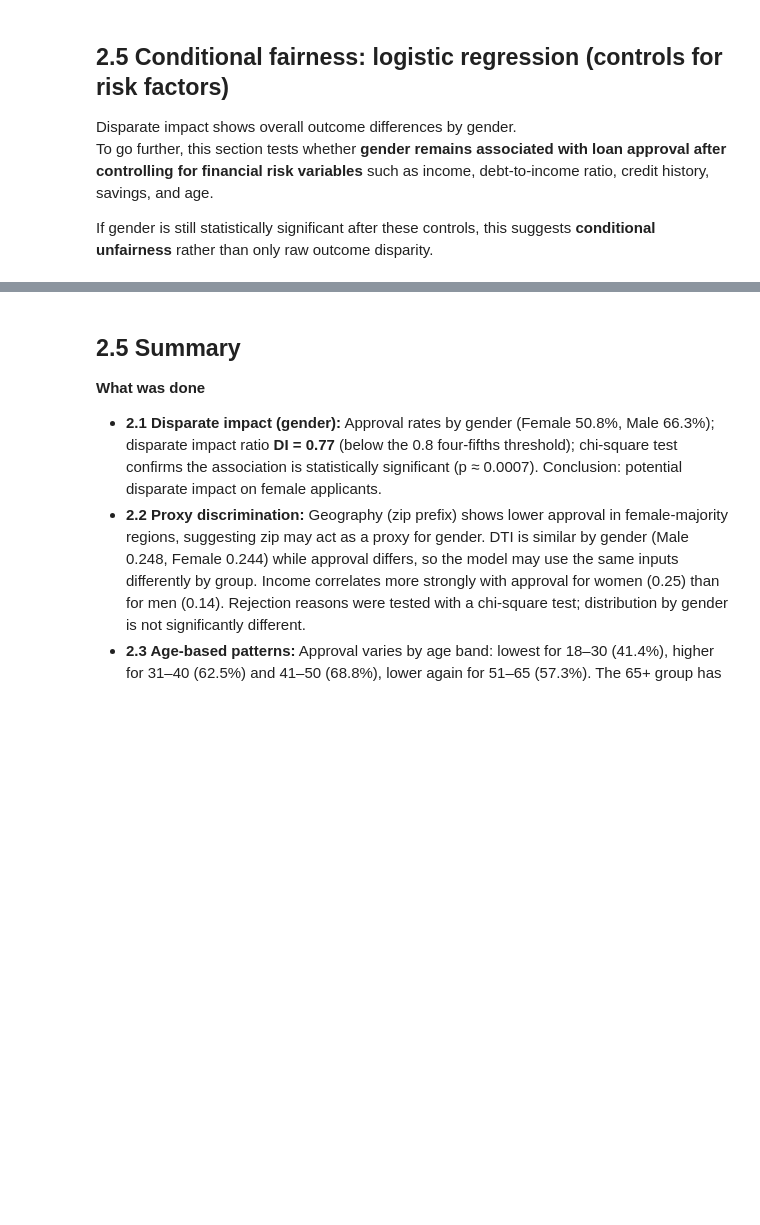
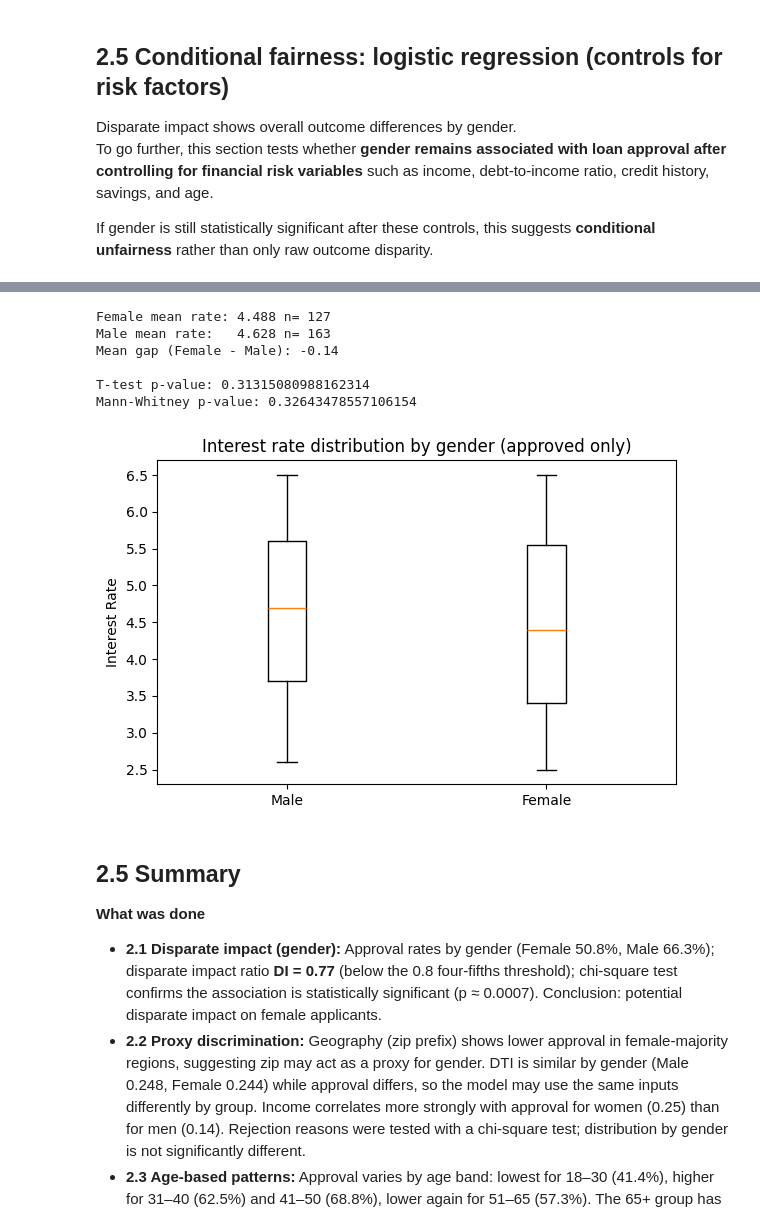
Before and after one commit to PC66323/2606_Data-Ecosystems_G14_novacred, a Jupyter notebook: notebooks/02-bias-analysis.ipynb, the cells around one changed output, grey strips where cells are left out. Cells and saved outputs as stored; diff of their text form; code cells hidden in the pictures; blank space fills up the shorter version.

Commit message:
Add interest rate fairness analysis by gender

```diff
--- a/notebooks/02-bias-analysis.ipynb
+++ b/notebooks/02-bias-analysis.ipynb
@@ -390,3 +397,37 @@ Controlled gap (Female - Male): -0.161
+# %%
+rate_col = "decision.interest_rate"
+
+approved = df[df[outcome_col] == True].copy()
+approved = approved[approved[gender_col].isin(["Male", "Female"])].dropna(subset=[rate_col])
+
+f_rates = approved.loc[approved[gender_col] == "Female", rate_col]
+m_rates = approved.loc[approved[gender_col] == "Male", rate_col]
+
+print("Female mean rate:", round(f_rates.mean(), 3), "n=", len(f_rates))
+print("Male mean rate:  ", round(m_rates.mean(), 3), "n=", len(m_rates))
+print("Mean gap (Female - Male):", round(f_rates.mean() - m_rates.mean(), 3))
+
+# Statistical tests
+t = stats.ttest_ind(f_rates, m_rates, equal_var=False)
+mw = stats.mannwhitneyu(f_rates, m_rates, alternative="two-sided")
+
+print("\nT-test p-value:", float(t.pvalue))
+print("Mann-Whitney p-value:", float(mw.pvalue))
+
+plt.figure(figsize=(6, 4))
+plt.boxplot([m_rates, f_rates], labels=["Male", "Female"])
+plt.title("Interest rate distribution by gender (approved only)")
+plt.ylabel("Interest Rate")
+plt.tight_layout()
+plt.show()
+# %% [output]
+Female mean rate: 4.488 n= 127
+Male mean rate:   4.628 n= 163
+Mean gap (Female - Male): -0.14
+
+T-test p-value: 0.31315080988162314
+Mann-Whitney p-value: 0.32643478557106154
+[figure, added]
 # %% [markdown]
 ## 2.5 Summary
 
```
Also changed, not shown: parts of 2 cells of this notebook.
